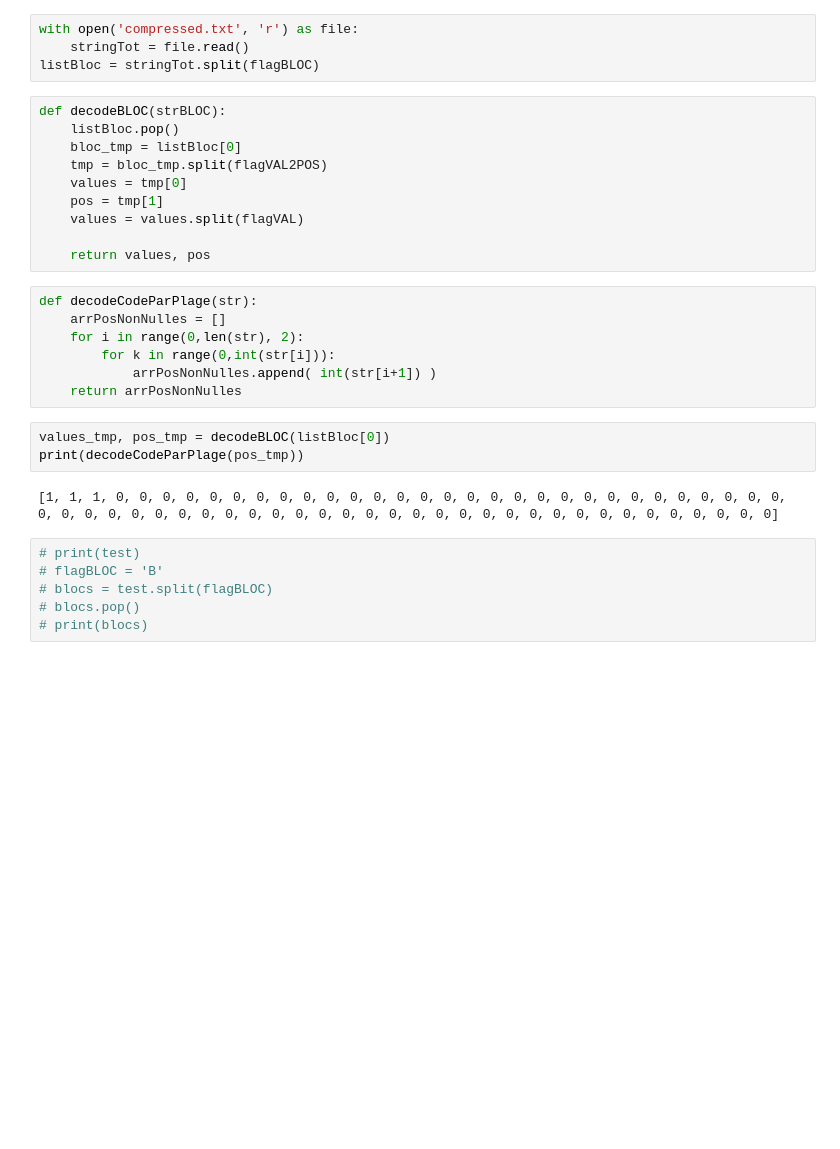
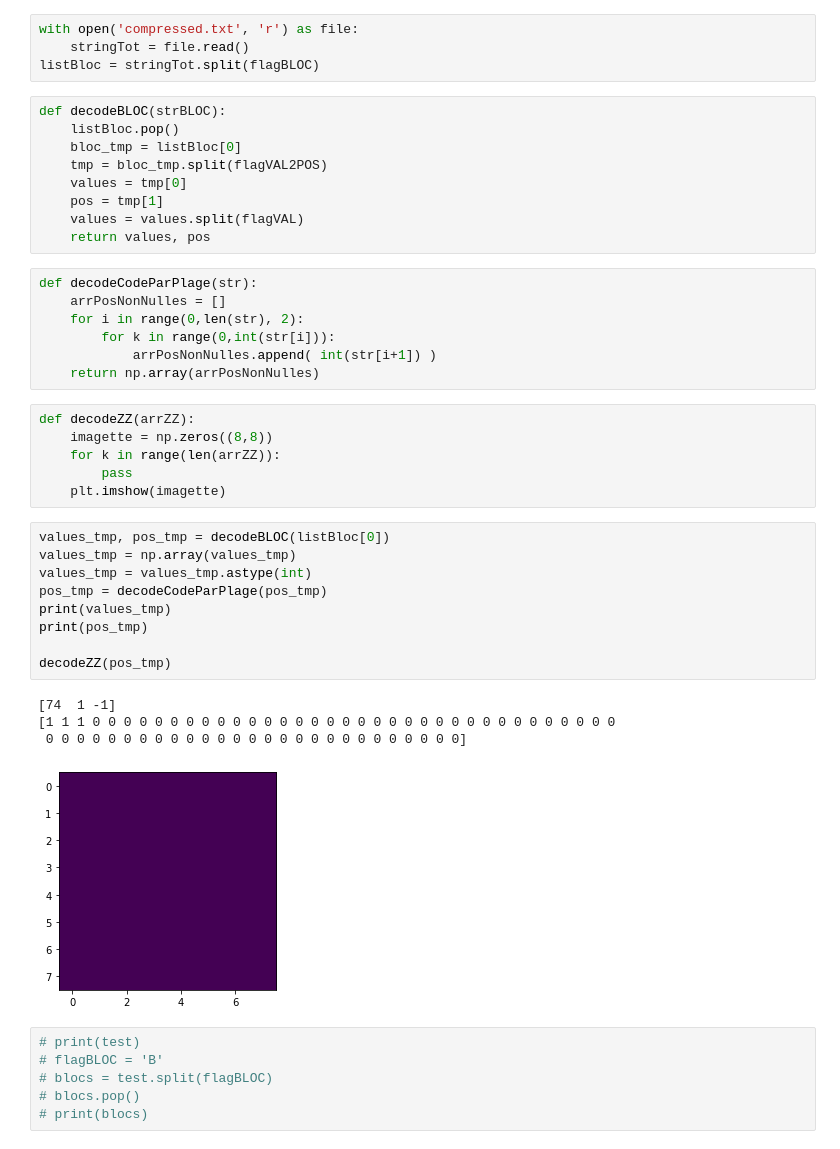
Before and after one commit to AdrienHrdz/compression, a Jupyter notebook: tp.ipynb, the cells around one changed output. Drawn from its saved outputs; the diff is of its cells as text; blank space fills up the shorter version.

```diff
--- a/tp.ipynb
+++ b/tp.ipynb
@@ -262,7 +221,6 @@ def decodeBLOC(strBLOC):
     values = tmp[0]
     pos = tmp[1]
     values = values.split(flagVAL)
-
     return values, pos
 # %%
 def decodeCodeParPlage(str):
@@ -270,12 +228,27 @@ def decodeCodeParPlage(str):
     for i in range(0,len(str), 2):
         for k in range(0,int(str[i])):
             arrPosNonNulles.append( int(str[i+1]) )
-    return arrPosNonNulles
+    return np.array(arrPosNonNulles)
+# %%
+def decodeZZ(arrZZ):
+    imagette = np.zeros((8,8))
+    for k in range(len(arrZZ)):
+        pass
+    plt.imshow(imagette)
 # %%
 values_tmp, pos_tmp = decodeBLOC(listBloc[0])
-print(decodeCodeParPlage(pos_tmp))
+values_tmp = np.array(values_tmp)
+values_tmp = values_tmp.astype(int)
+pos_tmp = decodeCodeParPlage(pos_tmp)
+print(values_tmp)
+print(pos_tmp)
+
+decodeZZ(pos_tmp)
 # %% [output]
-[1, 1, 1, 0, 0, 0, 0, 0, 0, 0, 0, 0, 0, 0, 0, 0, 0, 0, 0, 0, 0, 0, 0, 0, 0, 0, 0, 0, 0, 0, 0, 0, 0, 0, 0, 0, 0, 0, 0, 0, 0, 0, 0, 0, 0, 0, 0, 0, 0, 0, 0, 0, 0, 0, 0, 0, 0, 0, 0, 0, 0, 0, 0, 0]
+[74  1 -1]
+[1 1 1 0 0 0 0 0 0 0 0 0 0 0 0 0 0 0 0 0 0 0 0 0 0 0 0 0 0 0 0 0 0 0 0 0 0
+ 0 0 0 0 0 0 0 0 0 0 0 0 0 0 0 0 0 0 0 0 0 0 0 0 0 0 0]
+[figure, added]
 # %%
 # print(test)
 # flagBLOC = 'B'
```
Also changed, not shown: parts of 3 cells of this notebook.
